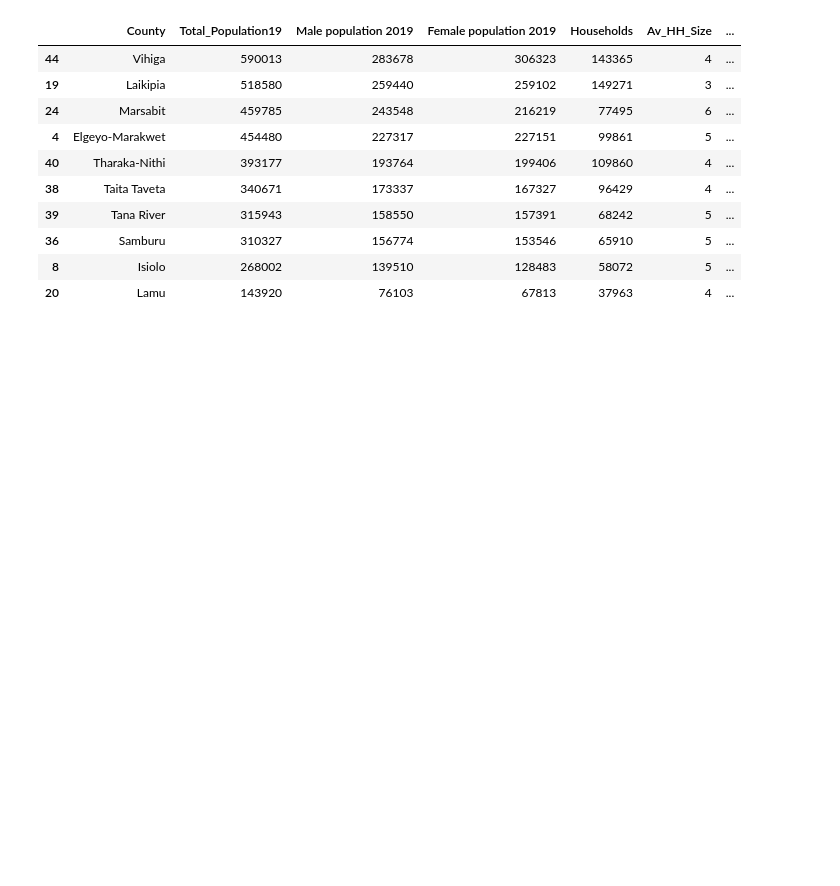
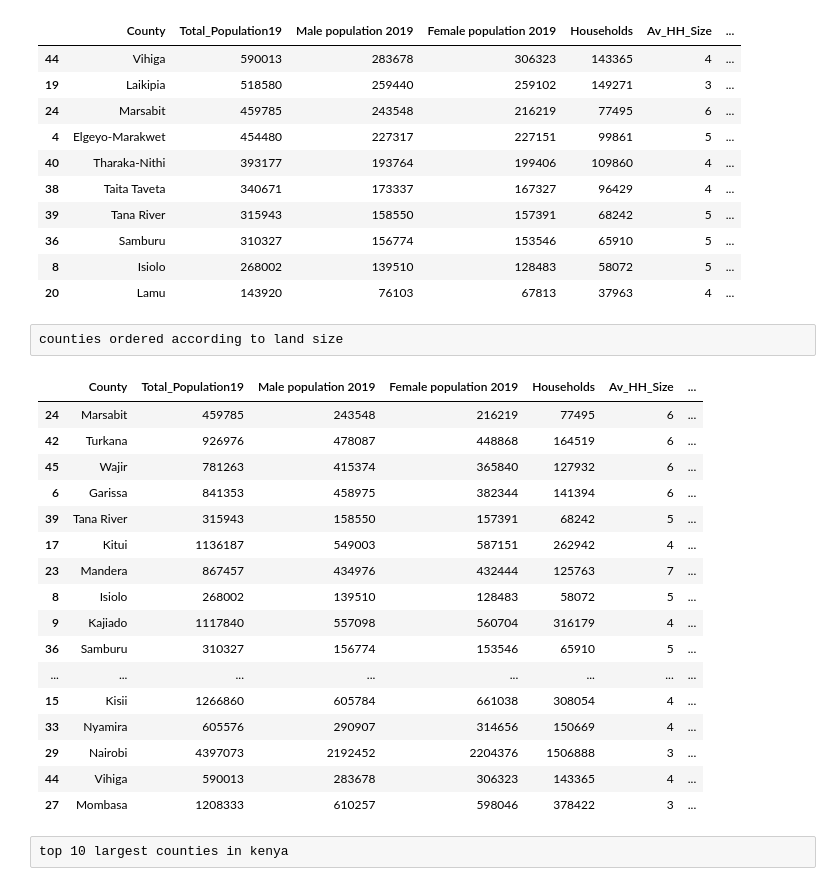
Before and after one commit to kenreagan/census-analysis, a Jupyter notebook: base.py.ipynb, the cells around one changed output. Cells and saved outputs as stored; diff of their text form; code cells hidden in the pictures; blank space fills up the shorter version.

Commit message:
analysed land area size

```diff
--- a/base.py.ipynb
+++ b/base.py.ipynb
@@ -77,3 +77,28 @@ val.tail(10)
 | 36 | Samburu | 310327 | 156774 | 153546 | 65910 | 5 | ... |
 | 8 | Isiolo | 268002 | 139510 | 128483 | 58072 | 5 | ... |
 | 20 | Lamu | 143920 | 76103 | 67813 | 37963 | 4 | ... |
+# %% [raw]
+counties ordered according to land size
+# %%
+land = data.sort_values(by="LandArea", ascending=False)
+land
+# %% [output]
+|  | County | Total_Population19 | Male population 2019 | Female population 2019 | Households | Av_HH_Size | ... |
+| 24 | Marsabit | 459785 | 243548 | 216219 | 77495 | 6 | ... |
+| 42 | Turkana | 926976 | 478087 | 448868 | 164519 | 6 | ... |
+| 45 | Wajir | 781263 | 415374 | 365840 | 127932 | 6 | ... |
+| 6 | Garissa | 841353 | 458975 | 382344 | 141394 | 6 | ... |
+| 39 | Tana River | 315943 | 158550 | 157391 | 68242 | 5 | ... |
+| 17 | Kitui | 1136187 | 549003 | 587151 | 262942 | 4 | ... |
+| 23 | Mandera | 867457 | 434976 | 432444 | 125763 | 7 | ... |
+| 8 | Isiolo | 268002 | 139510 | 128483 | 58072 | 5 | ... |
+| 9 | Kajiado | 1117840 | 557098 | 560704 | 316179 | 4 | ... |
+| 36 | Samburu | 310327 | 156774 | 153546 | 65910 | 5 | ... |
+| ... | ... | ... | ... | ... | ... | ... | ... |
+| 15 | Kisii | 1266860 | 605784 | 661038 | 308054 | 4 | ... |
+| 33 | Nyamira | 605576 | 290907 | 314656 | 150669 | 4 | ... |
+| 29 | Nairobi | 4397073 | 2192452 | 2204376 | 1506888 | 3 | ... |
+| 44 | Vihiga | 590013 | 283678 | 306323 | 143365 | 4 | ... |
+| 27 | Mombasa | 1208333 | 610257 | 598046 | 378422 | 3 | ... |
+# %% [raw]
+top 10 largest counties in kenya
```
Also changed, not shown: parts of 5 cells of this notebook.
